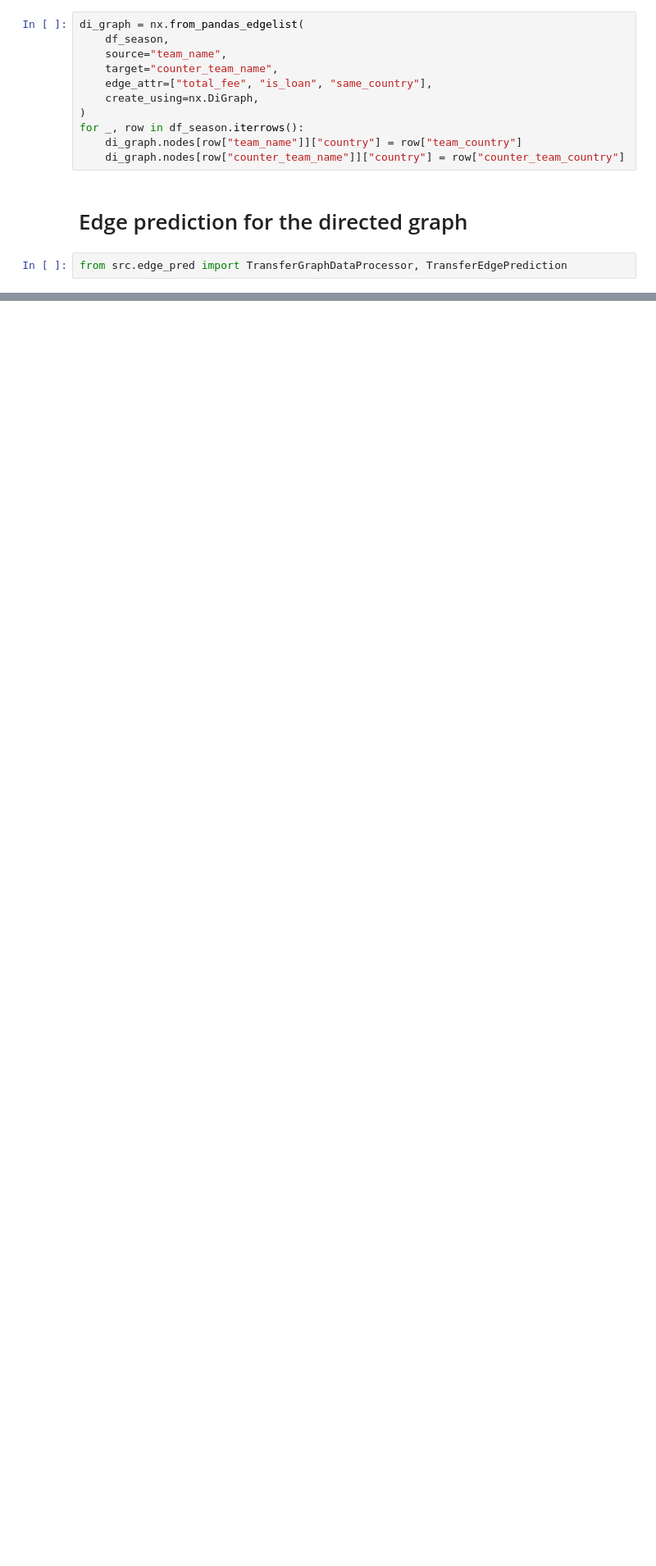
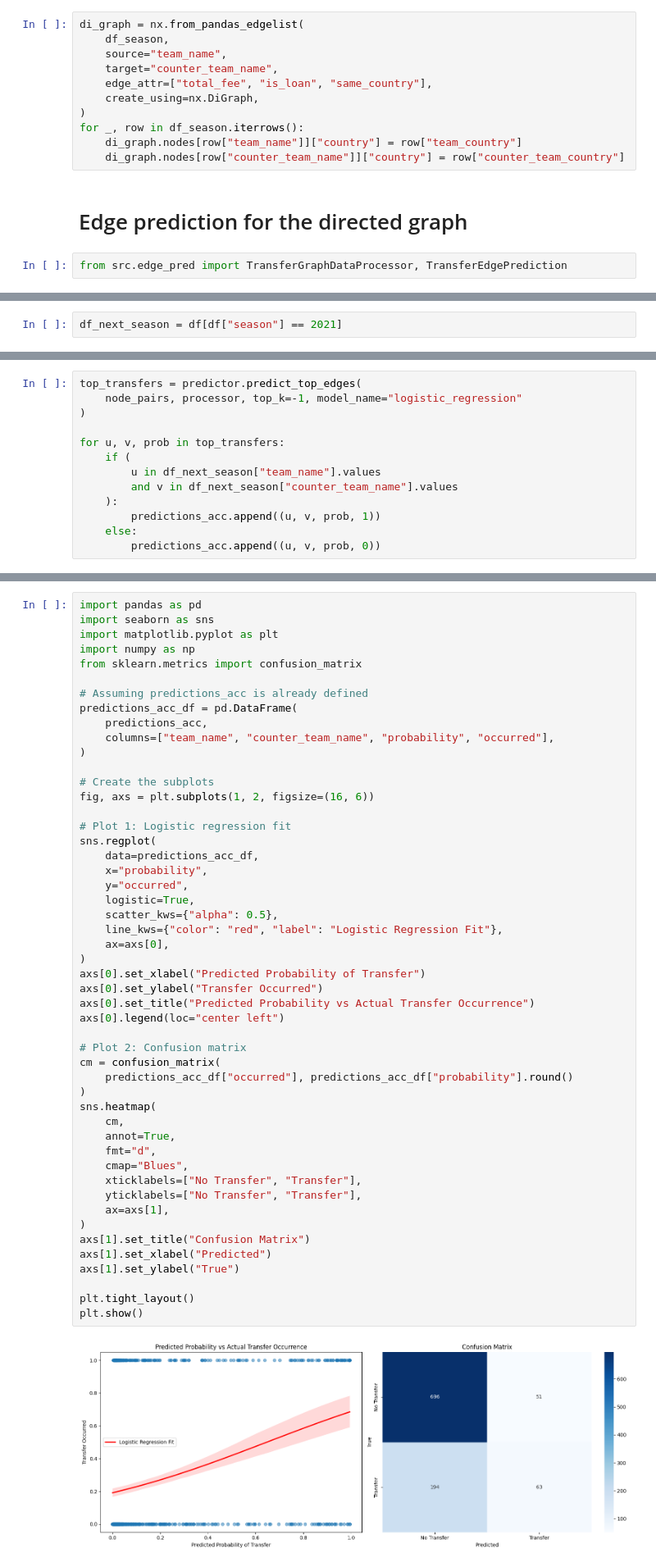
Before and after one commit to DIlyess/TransferNet, a Jupyter notebook: notebooks/edge_pred.ipynb, the cells around one changed output, grey strips where cells are left out. Shown at 82% size. Drawn from its saved outputs; the diff is of its cells as text; blank space fills up the shorter version.

Commit message:
Predicted future transfers

```diff
--- a/notebooks/edge_pred.ipynb
+++ b/notebooks/edge_pred.ipynb
@@ -125,0 +128,2 @@ predictor.plot_feature_importance("logistic_regression")
+# %%
+df_next_season = df[df["season"] == 2021]
@@ -125,0 +149,13 @@ predictor.plot_feature_importance("logistic_regression")
+# %%
+top_transfers = predictor.predict_top_edges(
+    node_pairs, processor, top_k=-1, model_name="logistic_regression"
+)
+
+for u, v, prob in top_transfers:
+    if (
+        u in df_next_season["team_name"].values
+        and v in df_next_season["counter_team_name"].values
+    ):
+        predictions_acc.append((u, v, prob, 1))
+    else:
+        predictions_acc.append((u, v, prob, 0))
@@ -125,0 +164,52 @@ predictor.plot_feature_importance("logistic_regression")
+# %%
+import pandas as pd
+import seaborn as sns
+import matplotlib.pyplot as plt
+import numpy as np
+from sklearn.metrics import confusion_matrix
+
+# Assuming predictions_acc is already defined
+predictions_acc_df = pd.DataFrame(
+    predictions_acc,
+    columns=["team_name", "counter_team_name", "probability", "occurred"],
+)
+
+# Create the subplots
+fig, axs = plt.subplots(1, 2, figsize=(16, 6))
+
+# Plot 1: Logistic regression fit
+sns.regplot(
+    data=predictions_acc_df,
+    x="probability",
+    y="occurred",
+    logistic=True,
+    scatter_kws={"alpha": 0.5},
+    line_kws={"color": "red", "label": "Logistic Regression Fit"},
+    ax=axs[0],
+)
+axs[0].set_xlabel("Predicted Probability of Transfer")
+axs[0].set_ylabel("Transfer Occurred")
+axs[0].set_title("Predicted Probability vs Actual Transfer Occurrence")
+axs[0].legend(loc="center left")
+
+# Plot 2: Confusion matrix
+cm = confusion_matrix(
+    predictions_acc_df["occurred"], predictions_acc_df["probability"].round()
+)
+sns.heatmap(
+    cm,
+    annot=True,
+    fmt="d",
+    cmap="Blues",
+    xticklabels=["No Transfer", "Transfer"],
+    yticklabels=["No Transfer", "Transfer"],
+    ax=axs[1],
+)
+axs[1].set_title("Confusion Matrix")
+axs[1].set_xlabel("Predicted")
+axs[1].set_ylabel("True")
+
+plt.tight_layout()
+plt.show()
+# %% [output]
+[figure, added]
```
Also changed, not shown: parts of 8 cells of this notebook, 2 other files.
